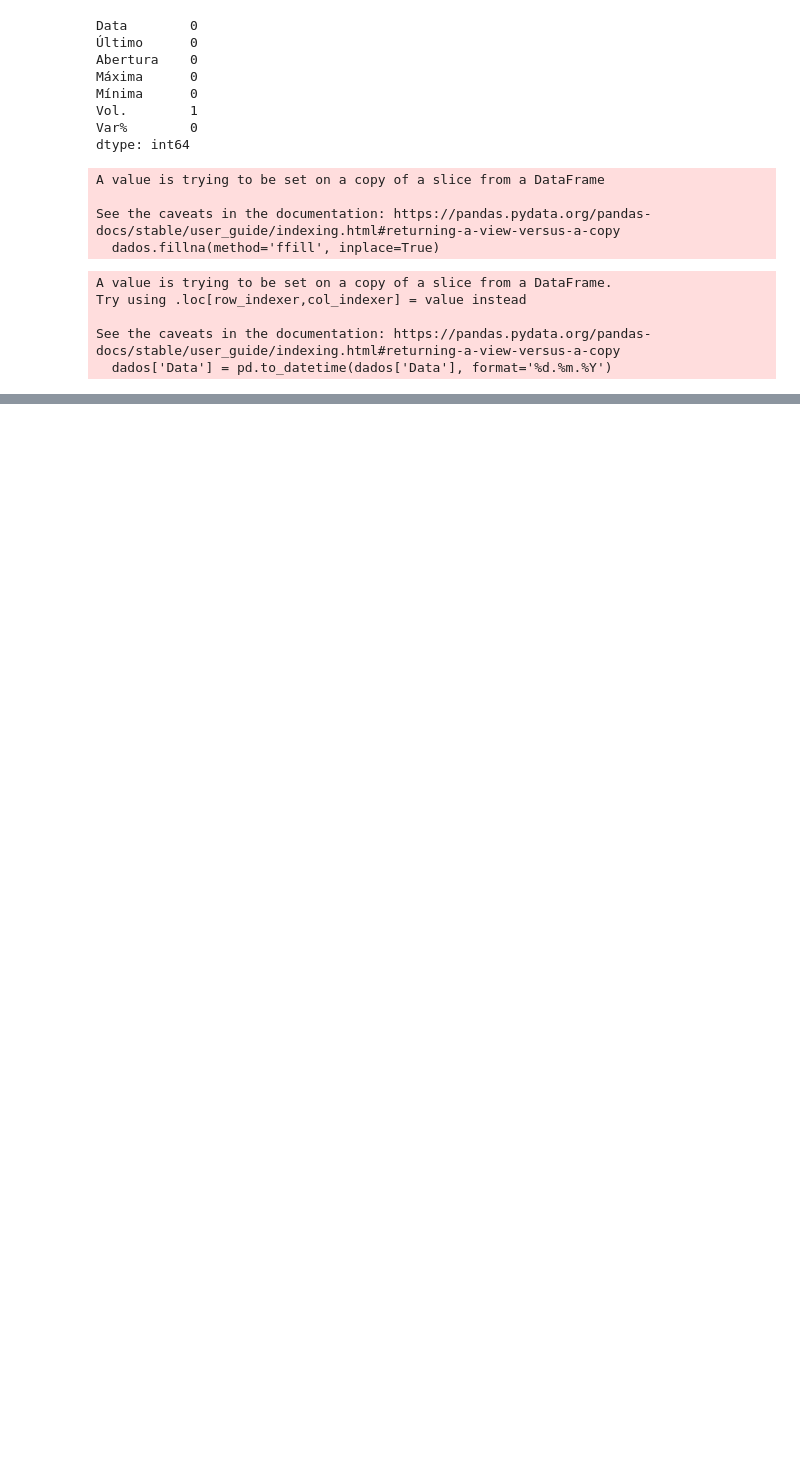
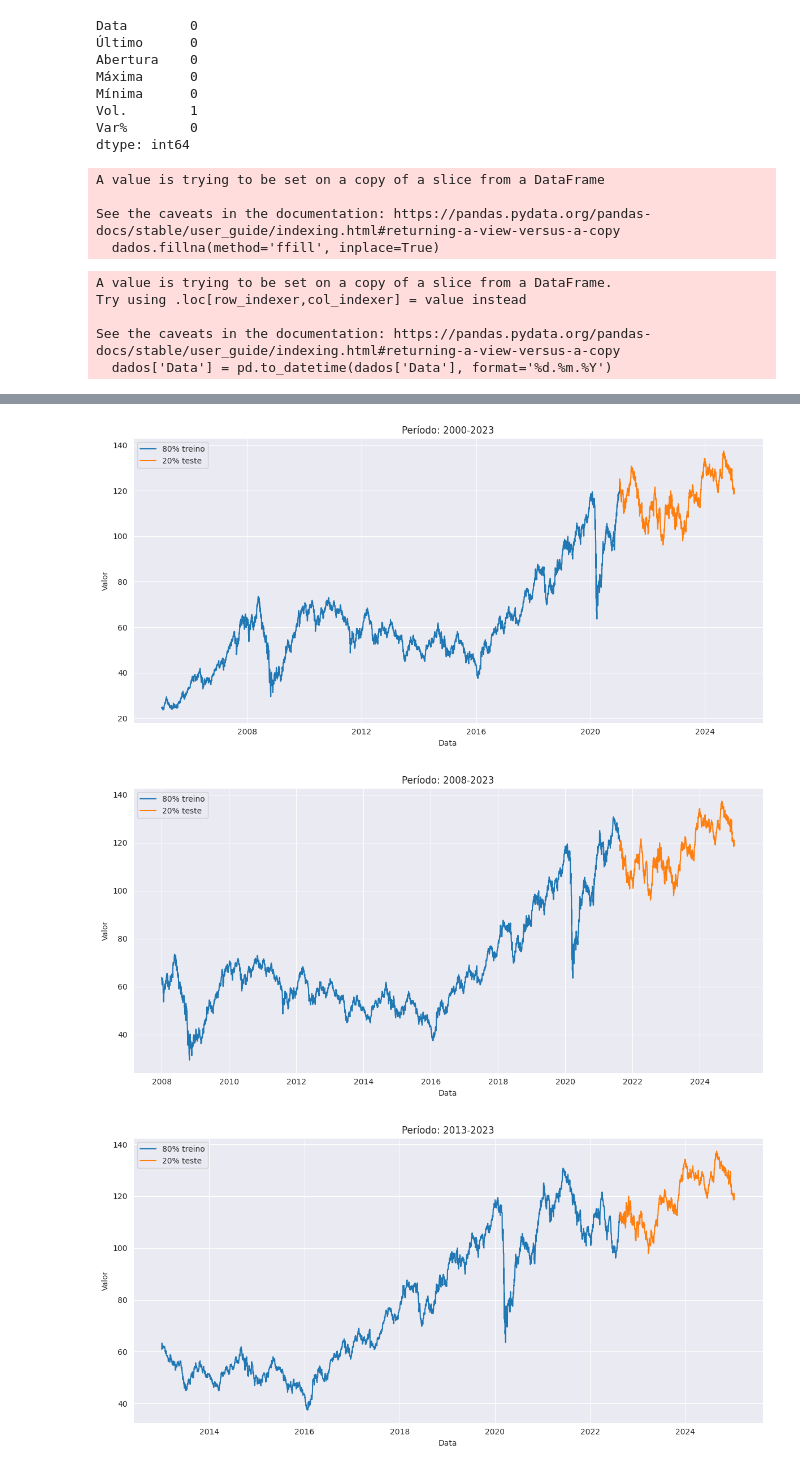
Before and after one commit to SandraRojasZ/Ibovespa-futuro, a Jupyter notebook: ibov-prev.ipynb, the cells around one changed output, grey strips where cells are left out. Cells and saved outputs as stored; diff of their text form; code cells hidden in the pictures; blank space fills up the shorter version.

```diff
--- a/ibov-prev.ipynb
+++ b/ibov-prev.ipynb
@@ -426,0 +569,16 @@ plt.tight_layout()
+# %%
+def split_train_test(df, start_date, test_ratio=0.2):
+    # Filtra o DataFrame para incluir apenas dados a partir da data de início especificada
+    df_period = df[df['ds'] >= start_date]
+
+    # Calcula o índice de corte com base na proporção de teste
+    cutoff_index = int(len(df_period) * (1 - test_ratio))
+
+    # Cria o conjunto de treino com dados até o índice de corte (exclusive)
+    df_train = df_period.iloc[:cutoff_index]
+
+    # Cria o conjunto de teste com dados a partir do índice de corte
+    df_test = df_period.iloc[cutoff_index:]
+
+    # Retorna os conjuntos de treino e teste
+    return df_train, df_test
@@ -426,0 +587,28 @@ plt.tight_layout()
+# %%
+start_dates = [
+    pd.Timestamp('2000-01-01'),  # Desde o início da série histórica
+    pd.Timestamp('2008-01-01'),  # Últimos 15 anos
+    pd.Timestamp('2013-01-01'),  # Últimos 10 anos
+    pd.Timestamp('2018-01-01'),  # Últimos 5 anos
+    pd.Timestamp('2021-01-01')   # Últimos 3 anos
+]
+# %%
+#  cria uma lista de tuplas, onde cada tupla contém um conjunto de treinamento e um conjunto de teste
+dfs = [split_train_test(df1, start_date) for start_date in start_dates]
+# %%
+for i, (df_train, df_test) in enumerate(dfs):
+    fig, ax = plt.subplots(figsize=(12, 6))
+
+    sns.lineplot(data=df_train, x='ds', y='y', label='80% treino', ax=ax)
+    sns.lineplot(data=df_test, x='ds', y='y', label='20% teste', ax=ax)
+
+    ax.set_title(f'Período: {start_dates[i].year}-2023')
+    ax.set_xlabel('Data')
+    ax.set_ylabel('Valor')
+    plt.legend()
+    plt.tight_layout()
+    plt.show()
+# %% [output]
+[figure, added]
+[figure, added]
+[figure, added]
```
Also changed, not shown: parts of 29 cells of this notebook.
